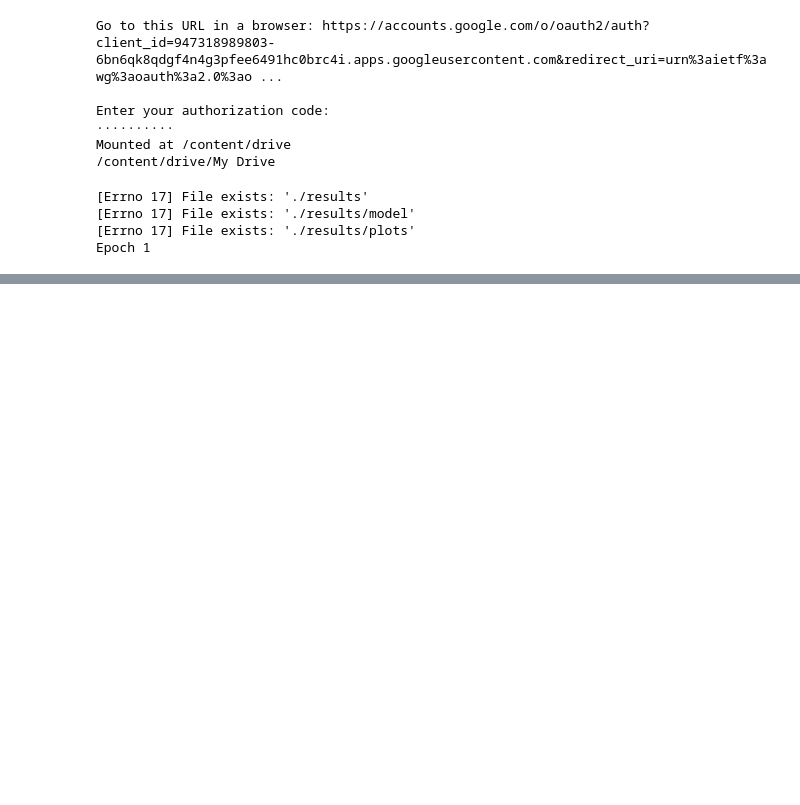
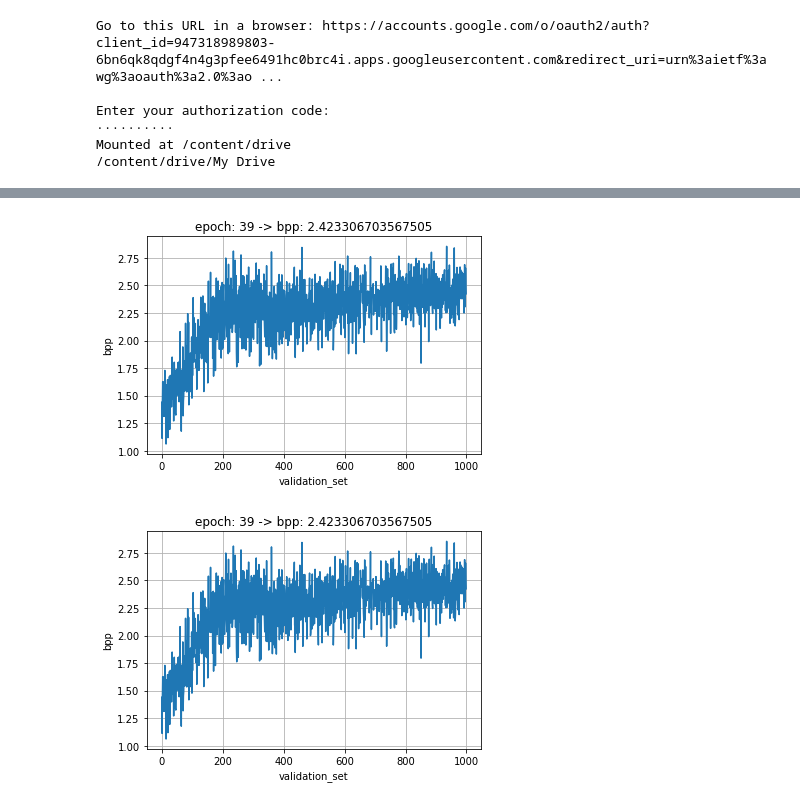
Before and after one commit to garg-akash/Steganography_GANs, a Jupyter notebook: S_GAN.ipynb, the cells around one changed output, grey strips where cells are left out. Drawn from its saved outputs; the diff is of its cells as text; code cells hidden in the pictures; blank space fills up the shorter version.

```diff
--- a/S_GAN.ipynb
+++ b/S_GAN.ipynb
@@ -34,12 +42,12 @@ from PIL import ImageFile, Image
 ImageFile.LOAD_TRUNCATED_IMAGES = True
 # %%
 data_dir = 'div2k'
-epochs = 32
-data_depth = 2
+epochs = 40
+data_depth = 5
 hidden_size = 32
 device = torch.device('cuda' if torch.cuda.is_available() else 'cpu')
 LOAD_MODEL=False
-PATH='/content/drive/My Drive/results/model/EN_DE_-0.009_2020-03-04_11:21:33.dat'
+PATH='/content/drive/My Drive/results/model/DenseEncoder_DenseDecoder_-0.001_2020-03-08_15:45:59.dat'
 # %%
 import torch
 import torch.nn.functional as F
@@ -646,7 +657,7 @@ if __name__ == '__main__':
     en_de_optimizer.load_state_dict(checkpoint['en_de_optimizer'])
     cr_optimizer.load_state_dict(checkpoint['cr_optimizer'])
     metrics=checkpoint['metrics']
-    train_epoch=checkpoint['train_epoch']
+    ep=checkpoint['train_epoch']
     date=checkpoint['date']
     critic.train()
     encoder.train()
@@ -661,7 +672,3 @@ if __name__ == '__main__':
   else:
     fit_gan(encoder,decoder,critic,en_de_optimizer,cr_optimizer,metrics,train_loader,valid_loader)
 # %% [output]
-[Errno 17] File exists: './results'
-[Errno 17] File exists: './results/model'
-[Errno 17] File exists: './results/plots'
-Epoch 1
@@ -669,3 +675,5 @@ Epoch 1
+[figure, added]
+[figure, added]
 # %%
 cover, _ = next(iter(valid_set))
 _, H, W = cover.size()
```
Also changed, not shown: parts of 4 cells of this notebook.
